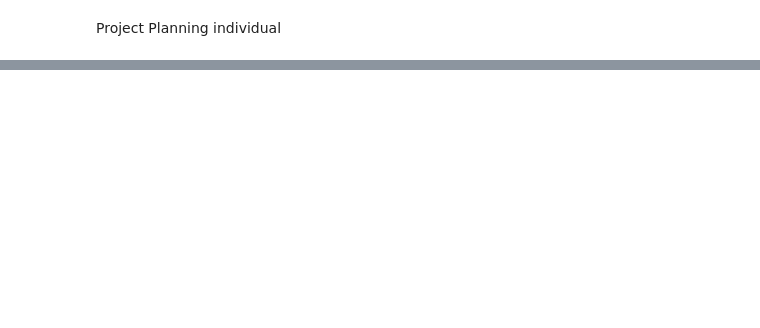
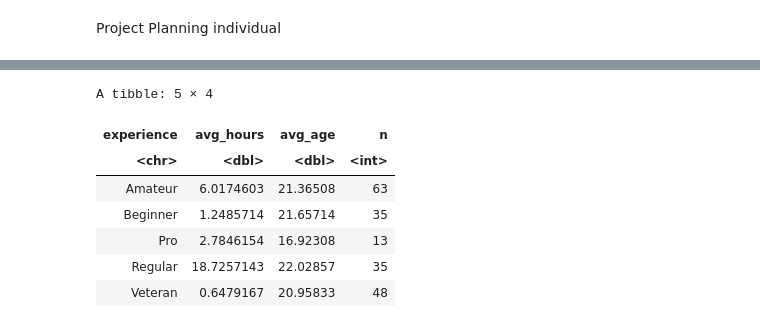
Before and after one commit to ManreetGrewal/Individual-Group-project, a Jupyter notebook: codes.ipynb, the cells around one changed output, grey strips where cells are left out. Drawn from its saved outputs; the diff is of its cells as text; code cells hidden in the pictures; blank space fills up the shorter version.

```diff
--- a/codes.ipynb
+++ b/codes.ipynb
@@ -47,0 +122,17 @@ A tibble: 6 × 7
+# %%
+group_players <- players_clean |>
+group_by(experience) |>
+summarise(
+    avg_hours = mean(played_hours),
+    avg_age = mean(Age),
+    n = n())
+group_players
+# %% [output]
+A tibble: 5 × 4
+| experience | avg_hours | avg_age | n |
+| <chr> | <dbl> | <dbl> | <int> |
+| Amateur | 6.0174603 | 21.36508 | 63 |
+| Beginner | 1.2485714 | 21.65714 | 35 |
+| Pro | 2.7846154 | 16.92308 | 13 |
+| Regular | 18.7257143 | 22.02857 | 35 |
+| Veteran | 0.6479167 | 20.95833 | 48 |
```
Also changed, not shown: parts of 10 cells of this notebook.
